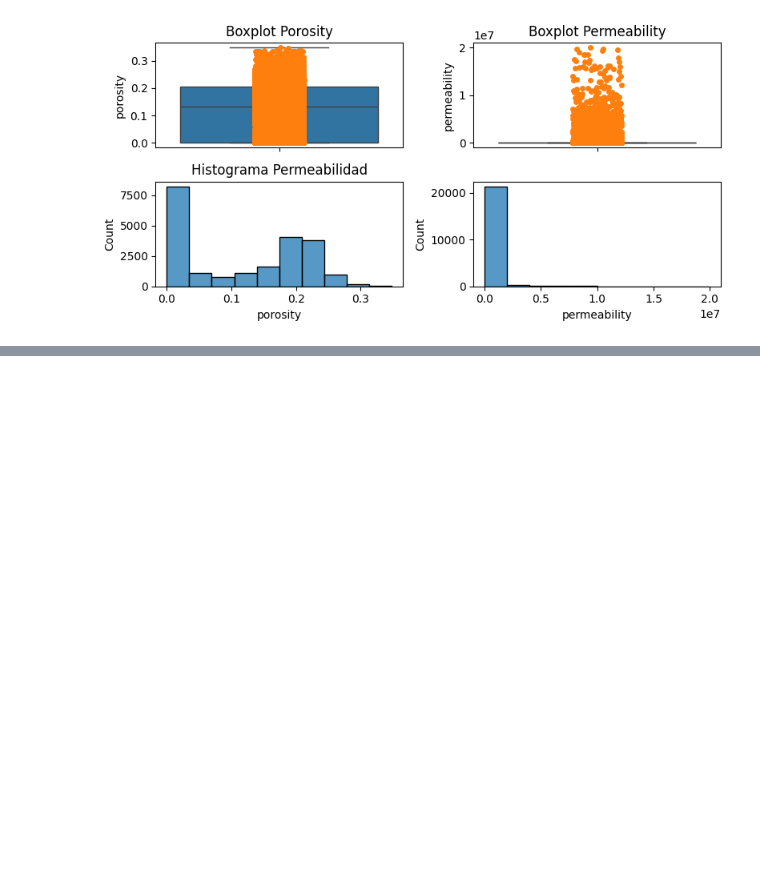
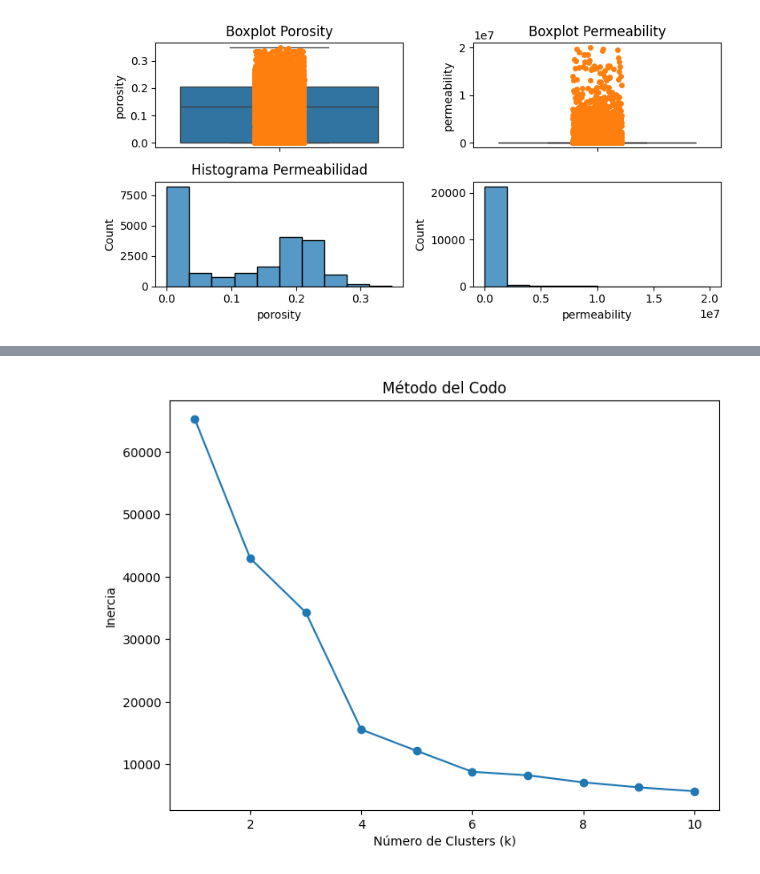
Before and after one commit to jesusiv24921/Clustering-zonas-Geol-gicas, a Jupyter notebook: clustering_zonas_geologicas.ipynb, the cells around one changed output, grey strips where cells are left out. Cells and saved outputs as stored; diff of their text form; code cells hidden in the pictures; blank space fills up the shorter version.

Commit message:
clustering

```diff
--- a/clustering_zonas_geologicas.ipynb
+++ b/clustering_zonas_geologicas.ipynb
@@ -346,3 +346,6 @@ fig.tight_layout()
 plt.show()
 # %% [output]
 [figure]
+# %%
+clustering=df_end[['scaled_depth','scaled_log_permeanility','scaled_porosity']]
+clustering
@@ -348,0 +366,21 @@ plt.show()
+# %%
+from sklearn.cluster import KMeans
+import matplotlib.pyplot as plt
+
+# Encontrar el número óptimo de clusters
+inertia = []
+K = range(1, 11)
+for k in K:
+    kmeans = KMeans(n_clusters=k, random_state=42)
+    kmeans.fit(clustering)
+    inertia.append(kmeans.inertia_)
+
+# Graficar el método del codo
+plt.figure(figsize=(8, 6))
+plt.plot(K, inertia, 'o-')
+plt.xlabel('Número de Clusters (k)')
+plt.ylabel('Inercia')
+plt.title('Método del Codo')
+plt.show()
+# %% [output]
+[figure, added]
```
Also changed, not shown: parts of 1 cell of this notebook.
